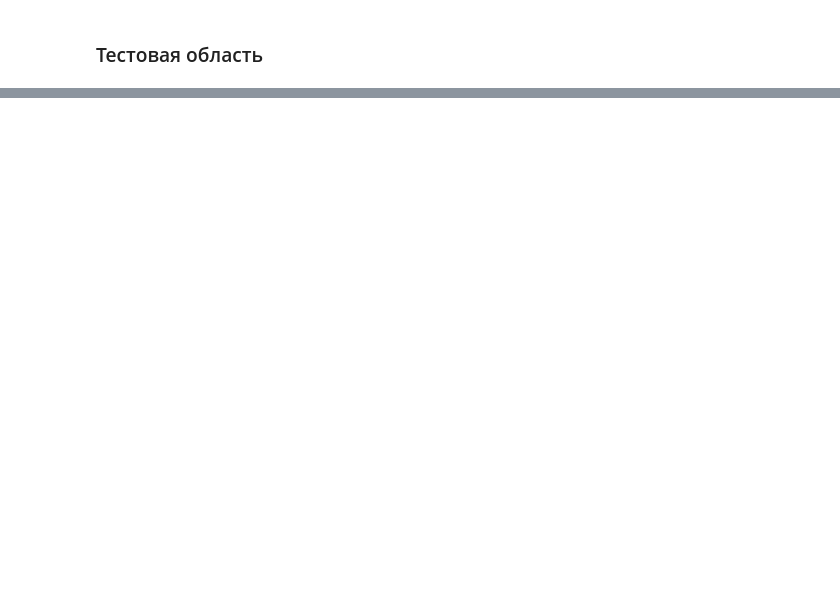
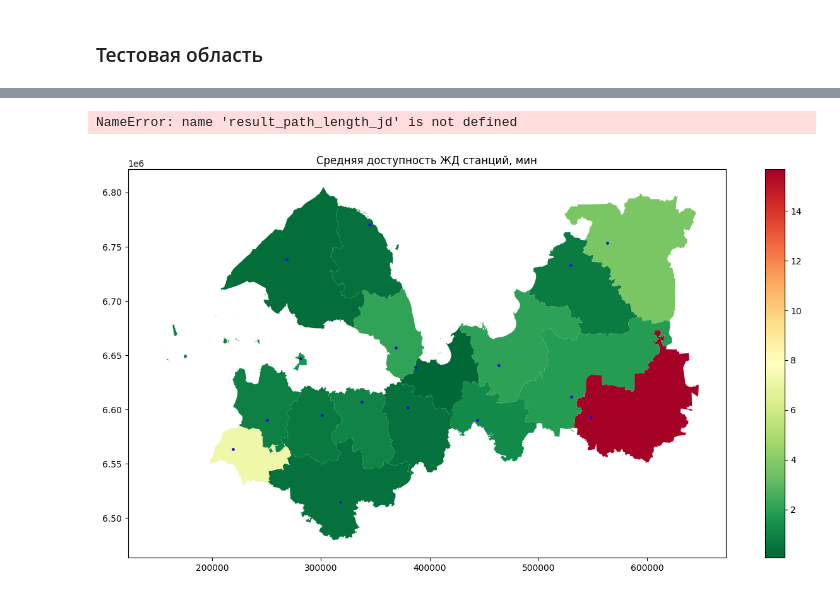
Before and after one commit to alexandermorozzov/transport_frames, a Jupyter notebook: Roma/Средняя доступность.ipynb, the cells around one changed output, grey strips where cells are left out. Cells and saved outputs as stored; diff of their text form; code cells hidden in the pictures; blank space fills up the shorter version.

```diff
--- a/Roma/Средняя доступность.ipynb
+++ b/Roma/Средняя доступность.ipynb
@@ -504,9 +778,9 @@ def search_min_distance_jd(graph):
         for target_node, name_right in target_nodes:
             if graph.nodes[target_node].get('nearest_stops_jd') and name in graph.nodes[target_node]['nearest_stops_jd']:
                 try:
-                    length, path = nx.single_source_dijkstra(graph, source=source_node, target=target_node, weight='length')
-                    if name not in min_distances or (length/1000) < min_distances[name][0]:
-                        min_distances[name] = (length/1000, path)
+                    length, path = nx.single_source_dijkstra(graph, source=source_node, target=target_node, weight='time_min')
+                    if name not in min_distances or (length) < min_distances[name][0]:
+                        min_distances[name] = (length, path)
                 except nx.NetworkXNoPath:
                     print(f"Путь до {name_right} не найден.")
             progress_bar.update()  # Обновление индикатора прогресса
@@ -520,5 +794,5 @@ def search_min_distance_jd(graph):
 
 result_path_length_jd = search_min_distance_jd(graph)
 # %%
-result_path_length_jd['time, min'] = result_path_length_jd[['min_distance']] / 70 * 60
+result_path_length_jd[['min_distance']] = result_path_length_jd[['min_distance']] * 60
 result_path_length_jd
@@ -525,3 +818,43 @@ result_path_length_jd
+# %%
+result_path_length_jd.reset_index(inplace=True)
+merged = pd.merge(
+    gdf_17_points,
+    result_path_length_jd,
+    left_on=['name'],
+    right_on=['index'],
+    how='left'
+)
+
+merged_full = pd.merge(
+    gdf_polygon[['name', 'geometry']],
+    merged,
+    left_on=['name'],
+    right_on=['municipal district'],
+    how='left'
+)
+
+# Преобразование в GeoDataFrame
+gdf_merged_full = gpd.GeoDataFrame(merged_full, geometry='geometry_x')
+
+# Установка координатной системы
+gdf_merged_full.crs = gdf_polygon.crs
+# %% [output]
+NameError: name 'result_path_length_jd' is not defined
+# %%
+fig, ax = plt.subplots(1, 1, figsize=(16, 8))
+
+# Отображение полигонов с цветами, зависящими от столбца 'min_distance'
+gdf_merged_full.to_crs(epsg=32636).plot(column='min_distance', cmap='RdYlGn_r', ax=ax, legend=True)
+# Отображение точек
+gdf_merged_full.geometry_y.plot(ax=ax, color='blue', markersize=5)
+# Добавление легенды
+plt.title('Средняя доступность ЖД станций, мин')
+# Сохранение картинки
+plt.savefig('data/png/Средняя доступность ЖД станций, мин.png', dpi=600)
+# Отображение карты
+plt.show()
+# %% [output]
+[figure, added]
 # %%
 import folium
 mymap = folium.Map()
```
Also changed, not shown: parts of 54 cells of this notebook, 1 other file.
